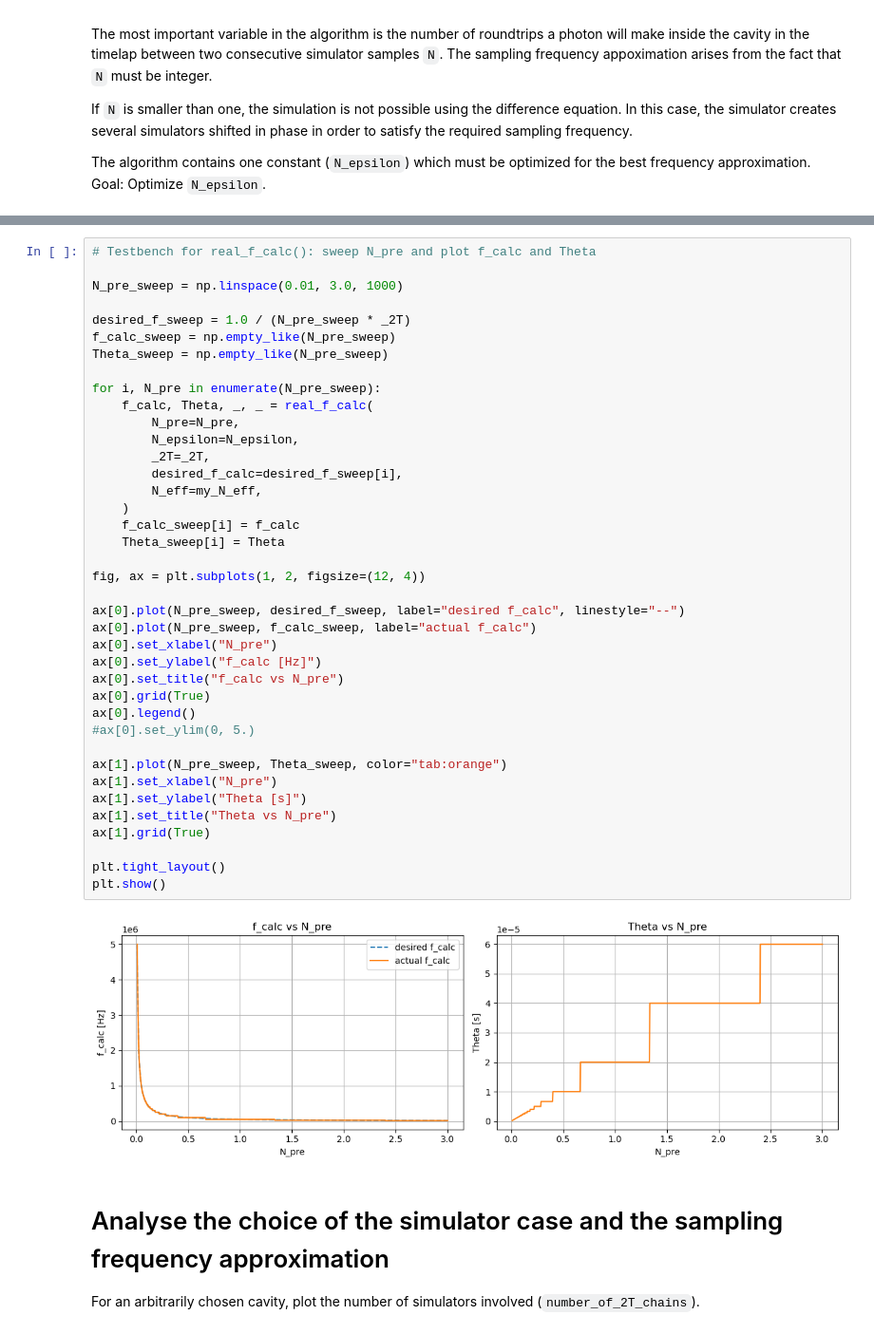
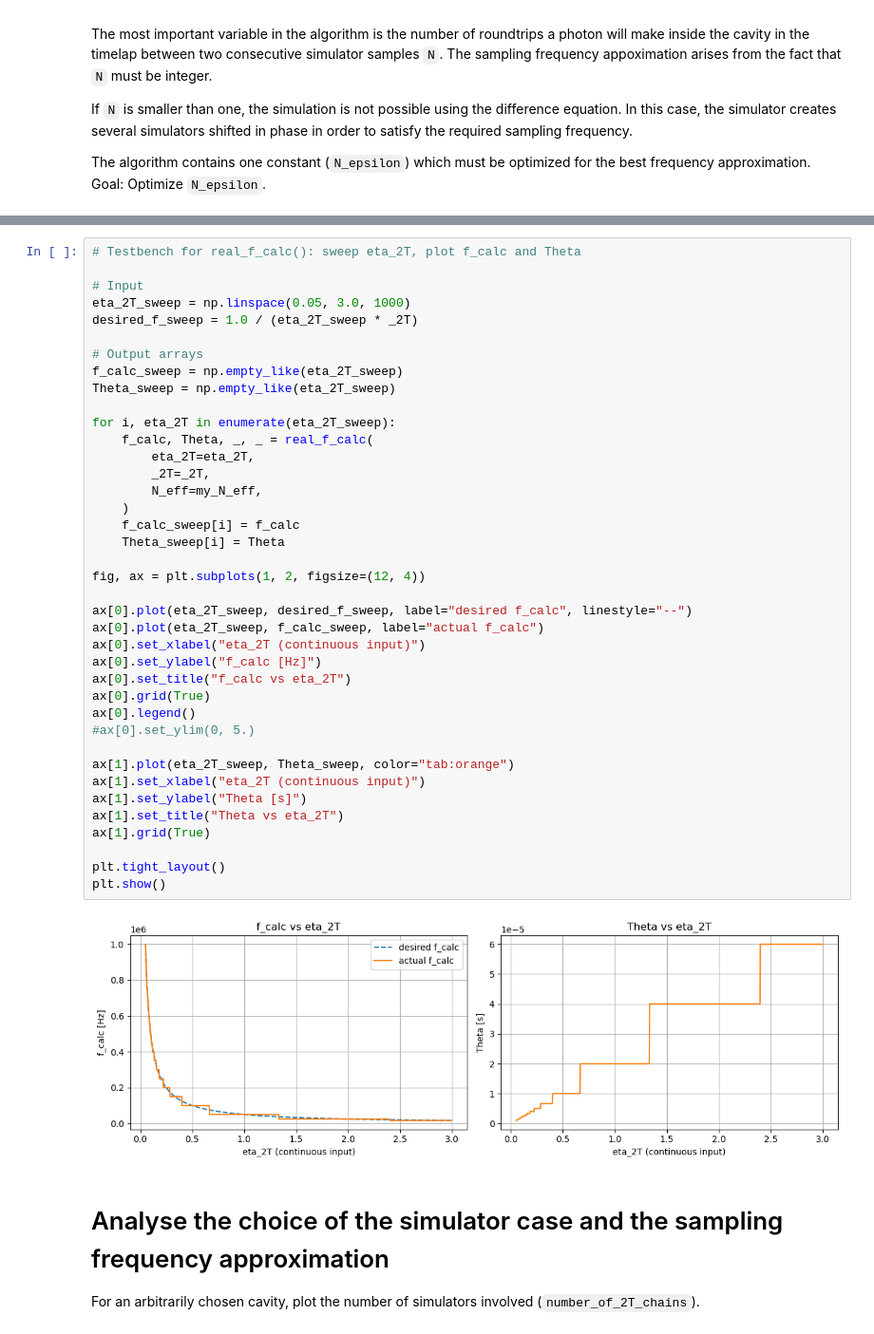
Before and after one commit to matib12/oreonspy, a Jupyter notebook: nb/Simulator development/Simulator cases tests.ipynb, the cells around one changed output, grey strips where cells are left out. Shown at 95% size. Drawn from its saved outputs; the diff is of its cells as text.

```diff
--- a/nb/Simulator development/Simulator cases tests.ipynb
+++ b/nb/Simulator development/Simulator cases tests.ipynb
@@ -139,44 +139,44 @@ Monotonic non-decreasing: True
 # %%
-# Testbench for real_f_calc(): sweep N_pre and plot f_calc and Theta
+# Testbench for real_f_calc(): sweep eta_2T, plot f_calc and Theta
 
-N_pre_sweep = np.linspace(0.01, 3.0, 1000)
+# Input
+eta_2T_sweep = np.linspace(0.05, 3.0, 1000)
+desired_f_sweep = 1.0 / (eta_2T_sweep * _2T)
 
-desired_f_sweep = 1.0 / (N_pre_sweep * _2T)
-f_calc_sweep = np.empty_like(N_pre_sweep)
-Theta_sweep = np.empty_like(N_pre_sweep)
+# Output arrays
+f_calc_sweep = np.empty_like(eta_2T_sweep)
+Theta_sweep = np.empty_like(eta_2T_sweep)
 
-for i, N_pre in enumerate(N_pre_sweep):
+for i, eta_2T in enumerate(eta_2T_sweep):
     f_calc, Theta, _, _ = real_f_calc(
-        N_pre=N_pre,
-        N_epsilon=N_epsilon,
+        eta_2T=eta_2T,
         _2T=_2T,
-        desired_f_calc=desired_f_sweep[i],
         N_eff=my_N_eff,
     )
     f_calc_sweep[i] = f_calc
     Theta_sweep[i] = Theta
 
 fig, ax = plt.subplots(1, 2, figsize=(12, 4))
 
-ax[0].plot(N_pre_sweep, desired_f_sweep, label="desired f_calc", linestyle="--")
-ax[0].plot(N_pre_sweep, f_calc_sweep, label="actual f_calc")
-ax[0].set_xlabel("N_pre")
+ax[0].plot(eta_2T_sweep, desired_f_sweep, label="desired f_calc", linestyle="--")
+ax[0].plot(eta_2T_sweep, f_calc_sweep, label="actual f_calc")
+ax[0].set_xlabel("eta_2T (continuous input)")
 ax[0].set_ylabel("f_calc [Hz]")
-ax[0].set_title("f_calc vs N_pre")
+ax[0].set_title("f_calc vs eta_2T")
 ax[0].grid(True)
 ax[0].legend()
 #ax[0].set_ylim(0, 5.)
 
-ax[1].plot(N_pre_sweep, Theta_sweep, color="tab:orange")
-ax[1].set_xlabel("N_pre")
+ax[1].plot(eta_2T_sweep, Theta_sweep, color="tab:orange")
+ax[1].set_xlabel("eta_2T (continuous input)")
 ax[1].set_ylabel("Theta [s]")
-ax[1].set_title("Theta vs N_pre")
+ax[1].set_title("Theta vs eta_2T")
 ax[1].grid(True)
 
 plt.tight_layout()
 plt.show()
 # %% [output]
-[figure, old version]
+[figure, new version]
 # %% [markdown]
 # Analyse the choice of the simulator case and the sampling frequency approximation
 
```
Also changed, not shown: parts of 8 cells of this notebook.
